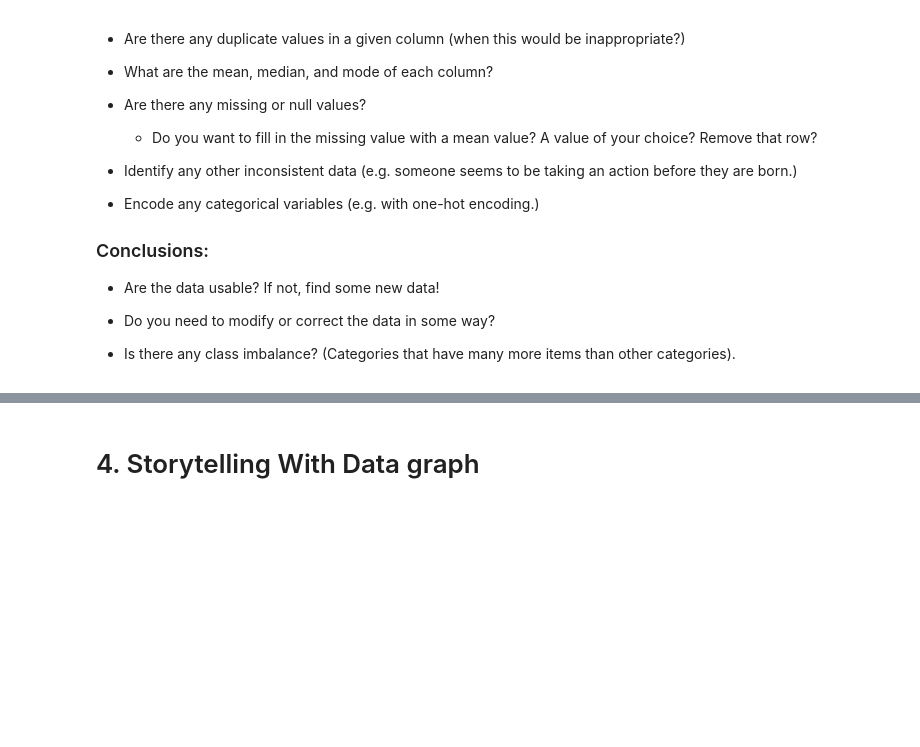
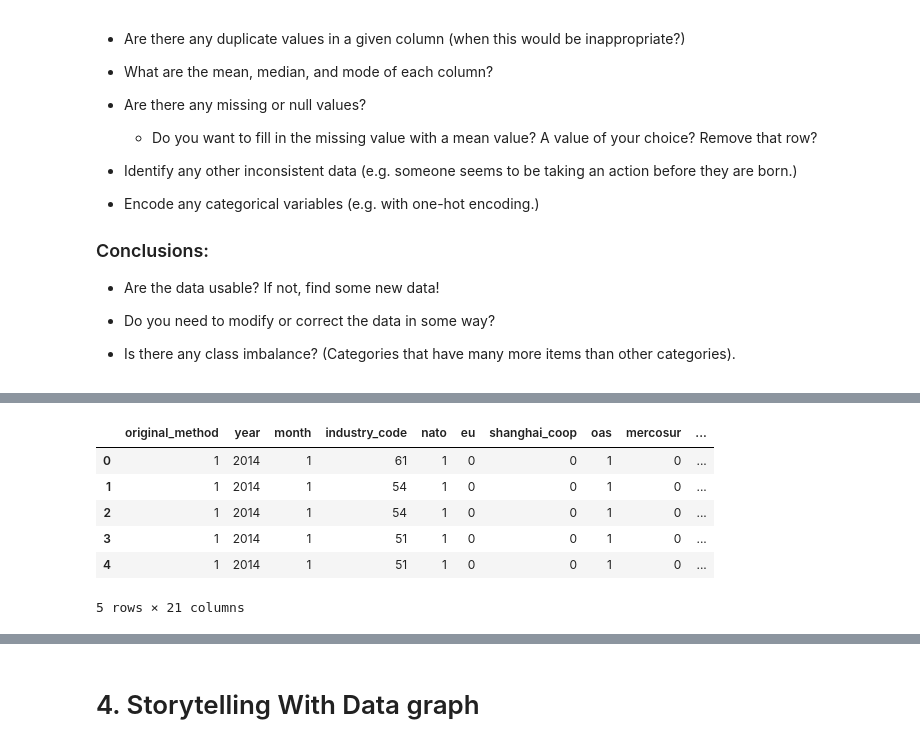
Before and after one commit to stefanie-the-engineer/MDS-ModB2-Week2-Kenyon-Stefanie-Public, a Jupyter notebook: Week2.ipynb, the cells around one changed output, grey strips where cells are left out. Drawn from its saved outputs; the diff is of its cells as text; code cells hidden in the pictures; blank space fills up the shorter version.

```diff
--- a/Week2.ipynb
+++ b/Week2.ipynb
@@ -42,0 +100,12 @@ This week, you will do the same types of exercises as last week, but you should
+# %%
+# Create DataFrame with only numeric columns
+df_numeric_cyber = df_cyber_events.select_dtypes(include=[np.number])
+df_numeric_cyber.iloc[0:5]
+# %% [output]
+|  | original_method | year | month | industry_code | nato | eu | shanghai_coop | oas | mercosur | ... |
+| 0 | 1 | 2014 | 1 | 61 | 1 | 0 | 0 | 1 | 0 | ... |
+| 1 | 1 | 2014 | 1 | 54 | 1 | 0 | 0 | 1 | 0 | ... |
+| 2 | 1 | 2014 | 1 | 54 | 1 | 0 | 0 | 1 | 0 | ... |
+| 3 | 1 | 2014 | 1 | 51 | 1 | 0 | 0 | 1 | 0 | ... |
+| 4 | 1 | 2014 | 1 | 51 | 1 | 0 | 0 | 1 | 0 | ... |
+5 rows × 21 columns
```
Also changed, not shown: parts of 13 cells of this notebook, 1 other file.
